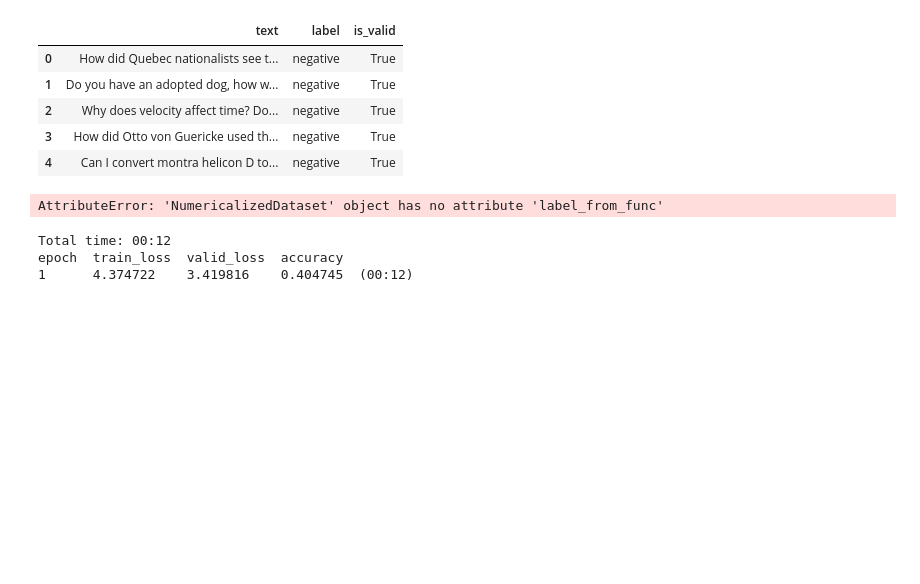
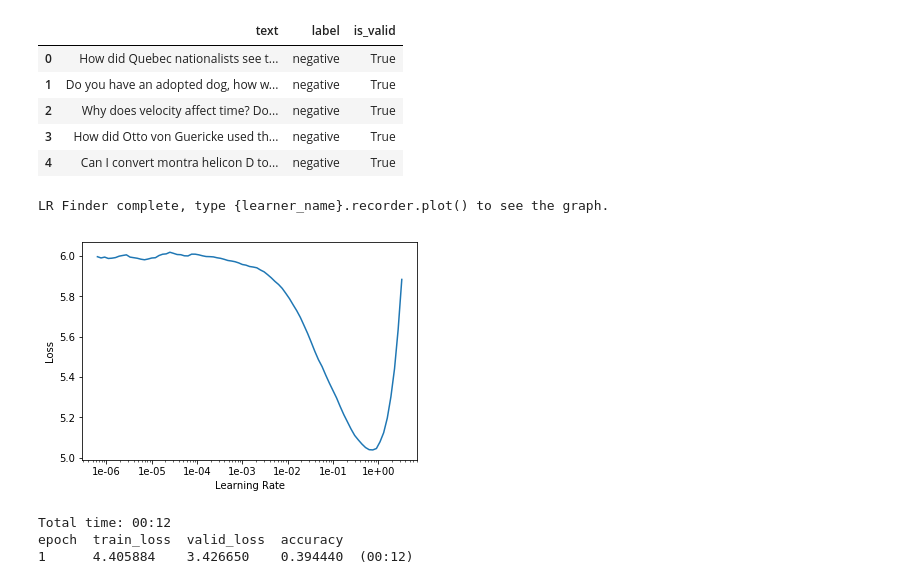
Before and after one commit to nik-hil/ai_experiment, a Jupyter notebook: quora.ipynb, the cells around one changed output. Cells and saved outputs as stored; diff of their text form; code cells hidden in the pictures; blank space fills up the shorter version.

```diff
--- a/quora.ipynb
+++ b/quora.ipynb
@@ -55,14 +55,20 @@ train_df.to_csv(path/'texts.csv', index=False, columns=['label', 'text', 'is_val
 # valid_df.to_csv(path/'valid.csv', index=False, columns=['label', 'text', 'is_valid'])
 # %%
 # data_lm = TextDataBunch.from_csv(path, train='texts', valid='valid')
-data_lm = TextDataBunch.from_csv(path, 'texts.csv')
+data_lm = TextLMDataBunch.from_csv(path, 'texts.csv')
-# %%
-data_lm.label_from_func(lambda x:0)
-# %% [output]
-AttributeError: 'NumericalizedDataset' object has no attribute 'label_from_func'
-# %%
-data_lm.save()
-# %% [output]
-Total time: 00:12
-epoch  train_loss  valid_loss  accuracy
-1      4.374722    3.419816    0.404745  (00:12)
+# %%
+learn = language_model_learner(data_lm, drop_mult=0.3, pretrained_model=URLs.WT103)
+# %%
+learn.lr_find()
+# %% [output]
+LR Finder complete, type {learner_name}.recorder.plot() to see the graph.
+# %%
+learn.recorder.plot()
+# %% [output]
+[figure, added]
+# %%
+learn.fit_one_cycle(1, 1e-2, moms=(0.8,0.7), wd=0.03)
+# %% [output]
+Total time: 00:12
+epoch  train_loss  valid_loss  accuracy
+1      4.405884    3.426650    0.394440  (00:12)
```
Also changed, not shown: parts of 17 cells of this notebook.
